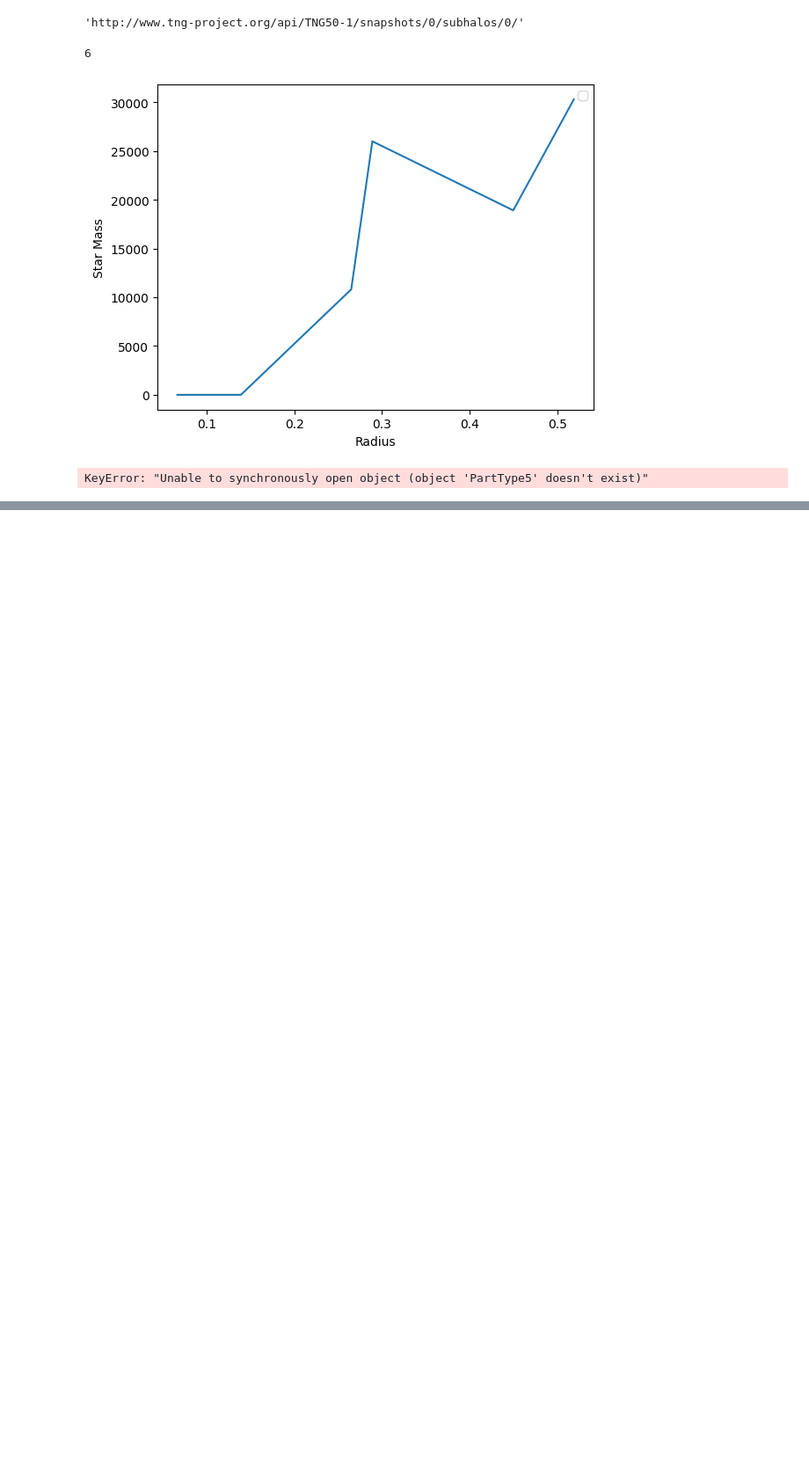
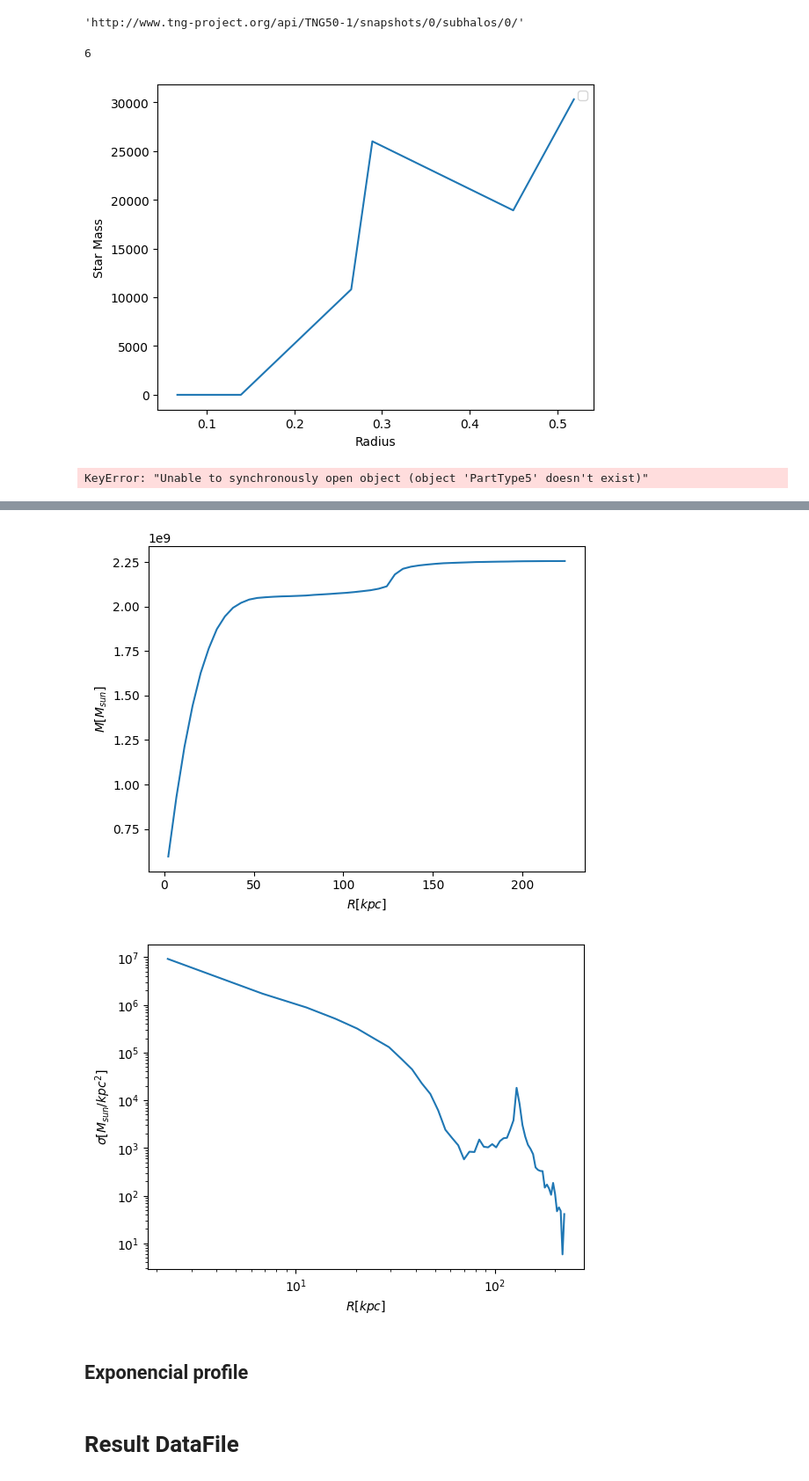
Before and after one commit to merkulovaveraastro9-source/AstronomyProject, a Jupyter notebook: Untitled3.ipynb, the cells around one changed output, grey strips where cells are left out. Shown at 88% size. Saved outputs shown, nothing was run; the diff lists cells and outputs as text; code cells hidden in the pictures; blank space fills up the shorter version.

```diff
--- a/Untitled3.ipynb
+++ b/Untitled3.ipynb
@@ -580,0 +726,9 @@ curve__func_mass(Rad,plot0,r0,Masses)
+# %%
+cutout,subhalo,scale_factor = GetCutout(baseUrl,99,419618,11)
+Mass,Rad,Masses,dR  = Barion_Mass(cutout,subhalo,scale_factor)
+Density,Rad= Barion_Mass_Density(Masses,Rad,dR)
+# %% [output]
+[figure, added]
+[figure, added]
+# %% [markdown]
+## Exponencial profile
@@ -580,0 +759,2 @@ curve__func_mass(Rad,plot0,r0,Masses)
+# %% [markdown]
+# Result DataFile
```
Also changed, not shown: parts of 22 cells of this notebook.
